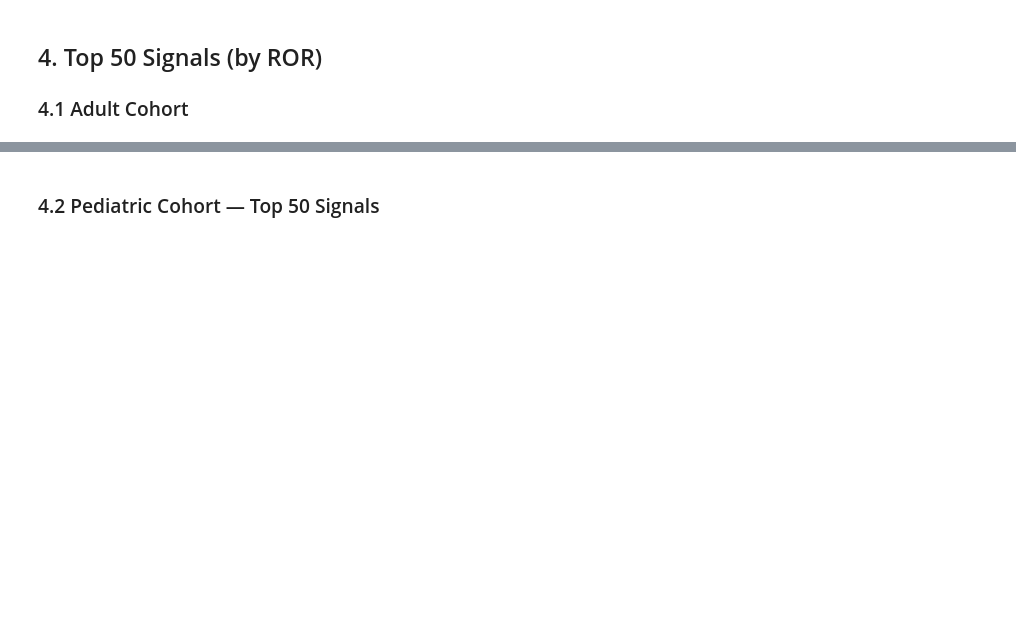
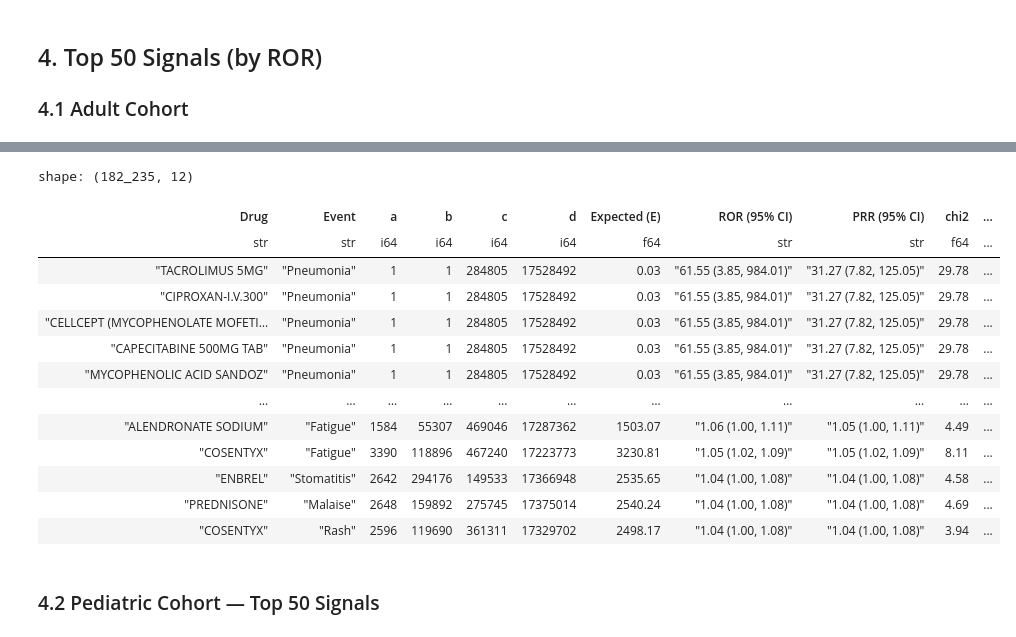
Before and after one commit to thanyathonk/fears_dataset, a Jupyter notebook: notebook/disproportionality_analysis.ipynb, the cells around one changed output, grey strips where cells are left out. Drawn from its saved outputs; the diff is of its cells as text; code cells hidden in the pictures; blank space fills up the shorter version.

```diff
--- a/notebook/disproportionality_analysis.ipynb
+++ b/notebook/disproportionality_analysis.ipynb
@@ -394,3 +418,26 @@ shape: (50, 12)
+# %%
+display(format_signal_table_by_ror(
+    adult_signals.filter(
+        (pl.col("EBGM_signal") == False)
+        & (pl.col("PRR_signal") == True)
+        & (pl.col("ROR_signal") == True)
+    )
+))
+# %% [output]
+shape: (182_235, 12)
+| Drug | Event | a | b | c | d | Expected (E) | ROR (95% CI) | PRR (95% CI) | chi2 | ... |
+| str | str | i64 | i64 | i64 | i64 | f64 | str | str | f64 | ... |
+| "TACROLIMUS 5MG" | "Pneumonia" | 1 | 1 | 284805 | 17528492 | 0.03 | "61.55 (3.85, 984.01)" | "31.27 (7.82, 125.05)" | 29.78 | ... |
+| "CIPROXAN-I.V.300" | "Pneumonia" | 1 | 1 | 284805 | 17528492 | 0.03 | "61.55 (3.85, 984.01)" | "31.27 (7.82, 125.05)" | 29.78 | ... |
+| "CELLCEPT (MYCOPHENOLATE MOFETI… | "Pneumonia" | 1 | 1 | 284805 | 17528492 | 0.03 | "61.55 (3.85, 984.01)" | "31.27 (7.82, 125.05)" | 29.78 | ... |
+| "CAPECITABINE 500MG TAB" | "Pneumonia" | 1 | 1 | 284805 | 17528492 | 0.03 | "61.55 (3.85, 984.01)" | "31.27 (7.82, 125.05)" | 29.78 | ... |
+| "MYCOPHENOLIC ACID SANDOZ" | "Pneumonia" | 1 | 1 | 284805 | 17528492 | 0.03 | "61.55 (3.85, 984.01)" | "31.27 (7.82, 125.05)" | 29.78 | ... |
+| … | … | … | … | … | … | … | … | … | … | ... |
+| "ALENDRONATE SODIUM" | "Fatigue" | 1584 | 55307 | 469046 | 17287362 | 1503.07 | "1.06 (1.00, 1.11)" | "1.05 (1.00, 1.11)" | 4.49 | ... |
+| "COSENTYX" | "Fatigue" | 3390 | 118896 | 467240 | 17223773 | 3230.81 | "1.05 (1.02, 1.09)" | "1.05 (1.02, 1.09)" | 8.11 | ... |
+| "ENBREL" | "Stomatitis" | 2642 | 294176 | 149533 | 17366948 | 2535.65 | "1.04 (1.00, 1.08)" | "1.04 (1.00, 1.08)" | 4.58 | ... |
+| "PREDNISONE" | "Malaise" | 2648 | 159892 | 275745 | 17375014 | 2540.24 | "1.04 (1.00, 1.08)" | "1.04 (1.00, 1.08)" | 4.69 | ... |
+| "COSENTYX" | "Rash" | 2596 | 119690 | 361311 | 17329702 | 2498.17 | "1.04 (1.00, 1.08)" | "1.04 (1.00, 1.08)" | 3.94 | ... |
 # %% [markdown]
 ### 4.2 Pediatric Cohort — Top 50 Signals
 # %%
```
Also changed, not shown: parts of 7 cells of this notebook, 1 other file.
